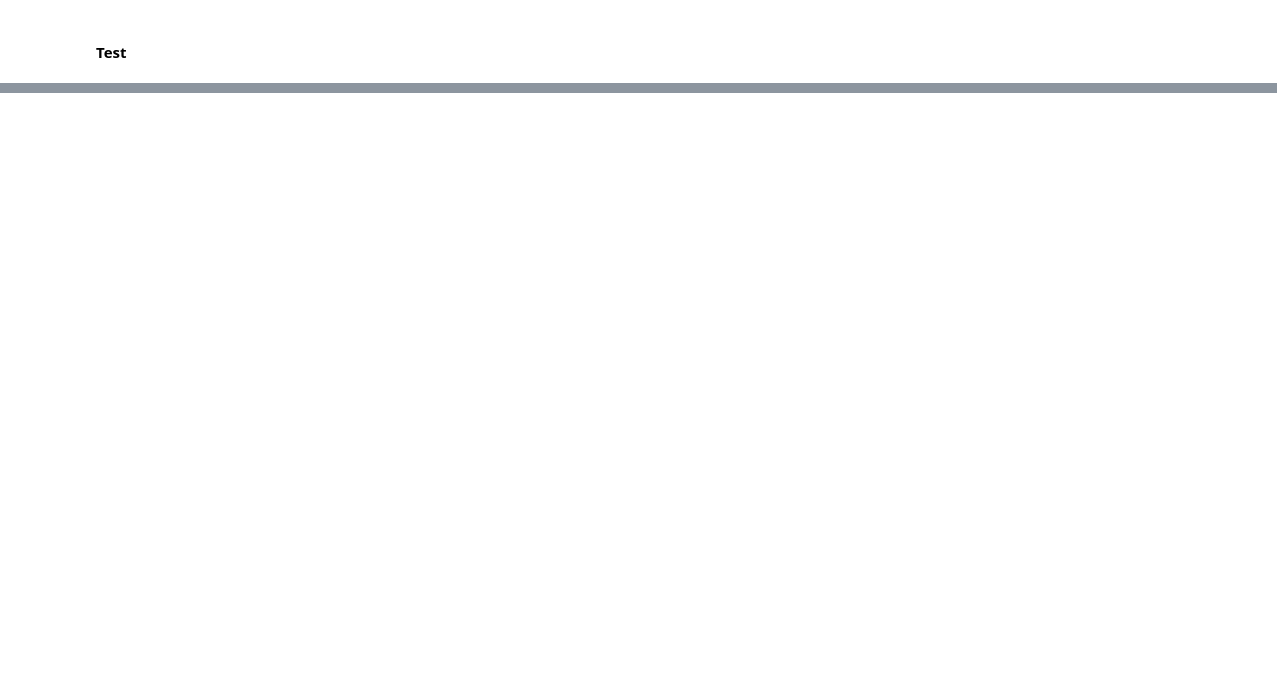
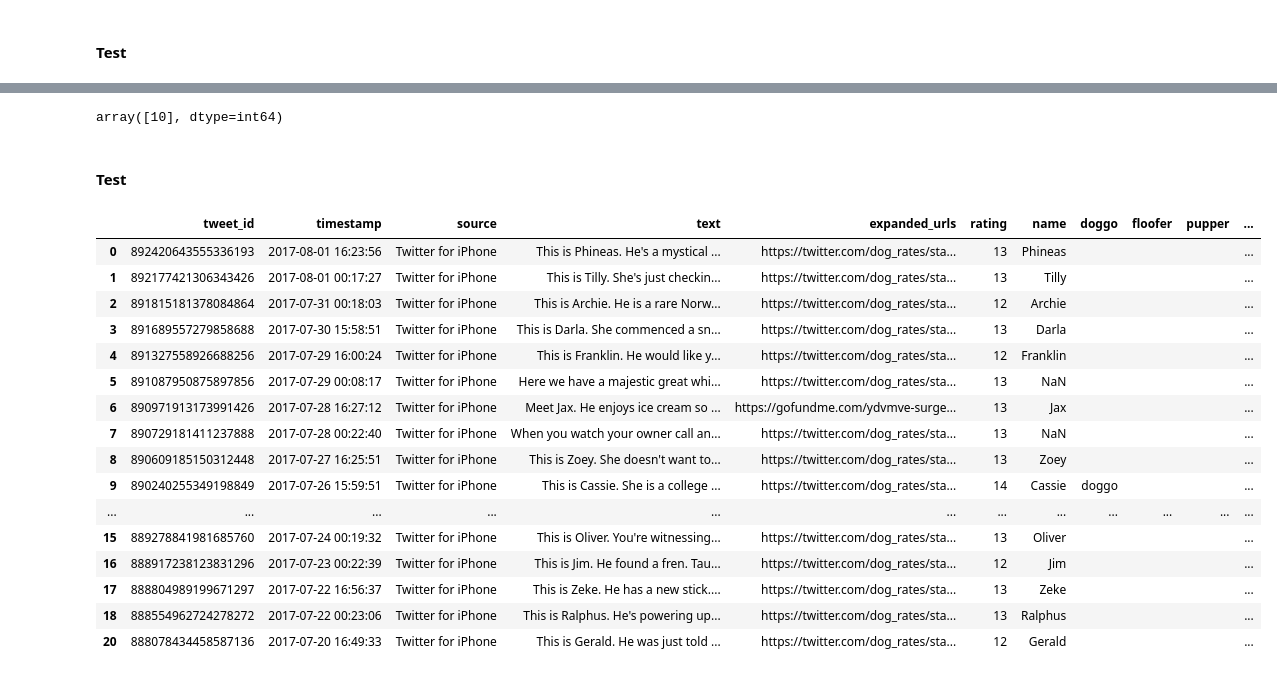
Before and after one commit to IbrahimMansey/WeRateDogs_Dataset, a Jupyter notebook: wrangle_act.ipynb, the cells around one changed output, grey strips where cells are left out. Saved outputs shown, nothing was run; the diff lists cells and outputs as text; code cells hidden in the pictures; blank space fills up the shorter version.

Commit message:
Finish Wrangling stage

```diff
--- a/wrangle_act.ipynb
+++ b/wrangle_act.ipynb
@@ -621,0 +771,3 @@ As the denomirator is always equal to 10, I will keep only the numinator.
+# %%
+for dog_stage in ['doggo', 'floofer', 'pupper', 'puppo']:
+    twitter_archive_clean[dog_stage] = twitter_archive_clean[dog_stage].replace('None', '')
@@ -621,0 +804,2 @@ As the denomirator is always equal to 10, I will keep only the numinator.
+# %%
+twitter_archive_clean = twitter_archive_clean.drop(['retweeted_status_id', 'retweeted_status_user_id', 'retweeted_status_timestamp'], 1)
@@ -621,0 +824,2 @@ As the denomirator is always equal to 10, I will keep only the numinator.
+# %%
+twitter_archive_clean = twitter_archive_clean.drop(['in_reply_to_status_id', 'in_reply_to_user_id'], 1)
@@ -621,0 +845,32 @@ As the denomirator is always equal to 10, I will keep only the numinator.
+# %%
+twitter_archive_clean.rating_denominator.unique()
+# %% [output]
+array([10], dtype=int64)
+# %%
+#deleting rating_denominator column
+twitter_archive_clean = twitter_archive_clean.drop(['rating_denominator'], 1)
+
+#renaming rating_numerator column to rating
+twitter_archive_clean = twitter_archive_clean.rename(columns={"rating_numerator": "rating"})
+# %% [markdown]
+#### Test
+# %%
+twitter_archive_clean.head(20)
+# %% [output]
+|  | tweet_id | timestamp | source | text | expanded_urls | rating | name | doggo | floofer | pupper | ... |
+| 0 | 892420643555336193 | 2017-08-01 16:23:56 | Twitter for iPhone | This is Phineas. He's a mystical ... | https://twitter.com/dog_rates/sta... | 13 | Phineas |  |  |  | ... |
+| 1 | 892177421306343426 | 2017-08-01 00:17:27 | Twitter for iPhone | This is Tilly. She's just checkin... | https://twitter.com/dog_rates/sta... | 13 | Tilly |  |  |  | ... |
+| 2 | 891815181378084864 | 2017-07-31 00:18:03 | Twitter for iPhone | This is Archie. He is a rare Norw... | https://twitter.com/dog_rates/sta... | 12 | Archie |  |  |  | ... |
+| 3 | 891689557279858688 | 2017-07-30 15:58:51 | Twitter for iPhone | This is Darla. She commenced a sn... | https://twitter.com/dog_rates/sta... | 13 | Darla |  |  |  | ... |
+| 4 | 891327558926688256 | 2017-07-29 16:00:24 | Twitter for iPhone | This is Franklin. He would like y... | https://twitter.com/dog_rates/sta... | 12 | Franklin |  |  |  | ... |
+| 5 | 891087950875897856 | 2017-07-29 00:08:17 | Twitter for iPhone | Here we have a majestic great whi... | https://twitter.com/dog_rates/sta... | 13 | NaN |  |  |  | ... |
+| 6 | 890971913173991426 | 2017-07-28 16:27:12 | Twitter for iPhone | Meet Jax. He enjoys ice cream so ... | https://gofundme.com/ydvmve-surge... | 13 | Jax |  |  |  | ... |
+| 7 | 890729181411237888 | 2017-07-28 00:22:40 | Twitter for iPhone | When you watch your owner call an... | https://twitter.com/dog_rates/sta... | 13 | NaN |  |  |  | ... |
+| 8 | 890609185150312448 | 2017-07-27 16:25:51 | Twitter for iPhone | This is Zoey. She doesn't want to... | https://twitter.com/dog_rates/sta... | 13 | Zoey |  |  |  | ... |
+| 9 | 890240255349198849 | 2017-07-26 15:59:51 | Twitter for iPhone | This is Cassie. She is a college ... | https://twitter.com/dog_rates/sta... | 14 | Cassie | doggo |  |  | ... |
+| ... | ... | ... | ... | ... | ... | ... | ... | ... | ... | ... | ... |
+| 15 | 889278841981685760 | 2017-07-24 00:19:32 | Twitter for iPhone | This is Oliver. You're witnessing... | https://twitter.com/dog_rates/sta... | 13 | Oliver |  |  |  | ... |
+| 16 | 888917238123831296 | 2017-07-23 00:22:39 | Twitter for iPhone | This is Jim. He found a fren. Tau... | https://twitter.com/dog_rates/sta... | 12 | Jim |  |  |  | ... |
+| 17 | 888804989199671297 | 2017-07-22 16:56:37 | Twitter for iPhone | This is Zeke. He has a new stick.... | https://twitter.com/dog_rates/sta... | 13 | Zeke |  |  |  | ... |
+| 18 | 888554962724278272 | 2017-07-22 00:23:06 | Twitter for iPhone | This is Ralphus. He's powering up... | https://twitter.com/dog_rates/sta... | 13 | Ralphus |  |  |  | ... |
+| 20 | 888078434458587136 | 2017-07-20 16:49:33 | Twitter for iPhone | This is Gerald. He was just told ... | https://twitter.com/dog_rates/sta... | 12 | Gerald |  |  |  | ... |
```
Also changed, not shown: parts of 65 cells of this notebook.
